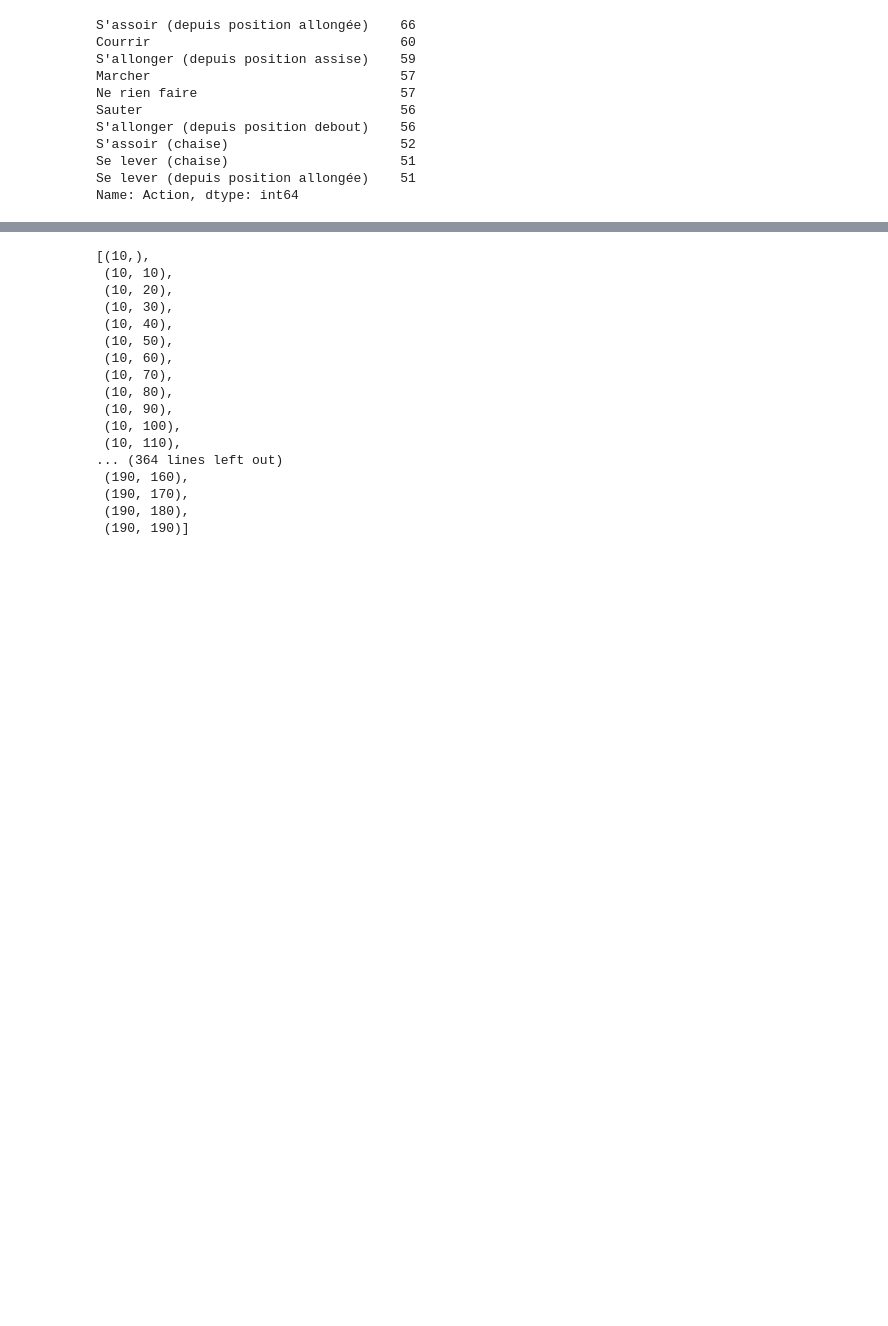
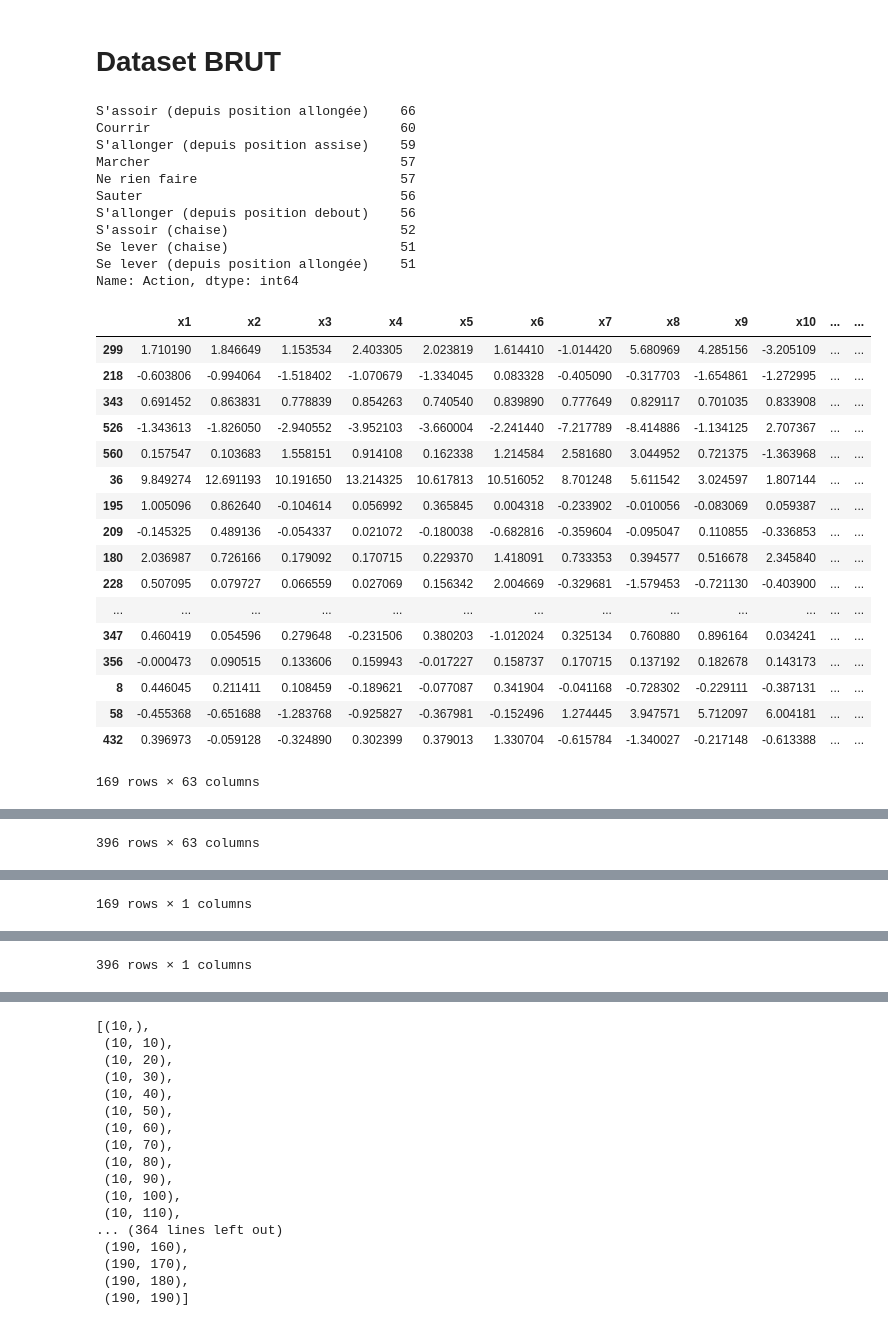
Before and after one commit to Asifadam93/UserActivityRecognition, a Jupyter notebook: Notebook_python/Dataset Analyse NPU.ipynb, the cells around one changed output, grey strips where cells are left out. Cells and saved outputs as stored; diff of their text form; code cells hidden in the pictures; blank space fills up the shorter version.

```diff
--- a/Notebook_python/Dataset Analyse NPU.ipynb
+++ b/Notebook_python/Dataset Analyse NPU.ipynb
@@ -18,20 +27,40 @@ from sklearn.grid_search import GridSearchCV
+# %% [markdown]
+# Dataset BRUT
 # %%
 # cration d'un jeu de données de test et d'entrainement
 source_train, source_test, cible_train, cible_test = train_test_split(source, cible, test_size=0.7)
 # %%
 #[print('classe ',i,' : ',sum(cible_train==i)) for i in cible_train.values]
 
 display(pd.Series.value_counts(activity_dataset_full['Action']))
-# display(source_train, source_test, cible_train, cible_test)
+display(source_train, source_test, cible_train, cible_test)
 # %% [output]
 S'assoir (depuis position allongée)    66
 Courrir                                60
 S'allonger (depuis position assise)    59
 Marcher                                57
 Ne rien faire                          57
 Sauter                                 56
 S'allonger (depuis position debout)    56
 S'assoir (chaise)                      52
 Se lever (chaise)                      51
 Se lever (depuis position allongée)    51
 Name: Action, dtype: int64
+|  | x1 | x2 | x3 | x4 | x5 | x6 | x7 | x8 | x9 | x10 | ... | ... |
+| 299 | 1.710190 | 1.846649 | 1.153534 | 2.403305 | 2.023819 | 1.614410 | -1.014420 | 5.680969 | 4.285156 | -3.205109 | ... | ... |
+| 218 | -0.603806 | -0.994064 | -1.518402 | -1.070679 | -1.334045 | 0.083328 | -0.405090 | -0.317703 | -1.654861 | -1.272995 | ... | ... |
+| 343 | 0.691452 | 0.863831 | 0.778839 | 0.854263 | 0.740540 | 0.839890 | 0.777649 | 0.829117 | 0.701035 | 0.833908 | ... | ... |
+| 526 | -1.343613 | -1.826050 | -2.940552 | -3.952103 | -3.660004 | -2.241440 | -7.217789 | -8.414886 | -1.134125 | 2.707367 | ... | ... |
+| 560 | 0.157547 | 0.103683 | 1.558151 | 0.914108 | 0.162338 | 1.214584 | 2.581680 | 3.044952 | 0.721375 | -1.363968 | ... | ... |
+| 36 | 9.849274 | 12.691193 | 10.191650 | 13.214325 | 10.617813 | 10.516052 | 8.701248 | 5.611542 | 3.024597 | 1.807144 | ... | ... |
+| 195 | 1.005096 | 0.862640 | -0.104614 | 0.056992 | 0.365845 | 0.004318 | -0.233902 | -0.010056 | -0.083069 | 0.059387 | ... | ... |
+| 209 | -0.145325 | 0.489136 | -0.054337 | 0.021072 | -0.180038 | -0.682816 | -0.359604 | -0.095047 | 0.110855 | -0.336853 | ... | ... |
+| 180 | 2.036987 | 0.726166 | 0.179092 | 0.170715 | 0.229370 | 1.418091 | 0.733353 | 0.394577 | 0.516678 | 2.345840 | ... | ... |
+| 228 | 0.507095 | 0.079727 | 0.066559 | 0.027069 | 0.156342 | 2.004669 | -0.329681 | -1.579453 | -0.721130 | -0.403900 | ... | ... |
+| ... | ... | ... | ... | ... | ... | ... | ... | ... | ... | ... | ... | ... |
+| 347 | 0.460419 | 0.054596 | 0.279648 | -0.231506 | 0.380203 | -1.012024 | 0.325134 | 0.760880 | 0.896164 | 0.034241 | ... | ... |
+| 356 | -0.000473 | 0.090515 | 0.133606 | 0.159943 | -0.017227 | 0.158737 | 0.170715 | 0.137192 | 0.182678 | 0.143173 | ... | ... |
+| 8 | 0.446045 | 0.211411 | 0.108459 | -0.189621 | -0.077087 | 0.341904 | -0.041168 | -0.728302 | -0.229111 | -0.387131 | ... | ... |
+| 58 | -0.455368 | -0.651688 | -1.283768 | -0.925827 | -0.367981 | -0.152496 | 1.274445 | 3.947571 | 5.712097 | 6.004181 | ... | ... |
+| 432 | 0.396973 | -0.059128 | -0.324890 | 0.302399 | 0.379013 | 1.330704 | -0.615784 | -1.340027 | -0.217148 | -0.613388 | ... | ... |
+169 rows × 63 columns
@@ -37,0 +84 @@ Name: Action, dtype: int64
+396 rows × 63 columns
@@ -37,0 +102 @@ Name: Action, dtype: int64
+169 rows × 1 columns
@@ -37,0 +120 @@ Name: Action, dtype: int64
+396 rows × 1 columns
```
Also changed, not shown: parts of 14 cells of this notebook, 1 other file.
